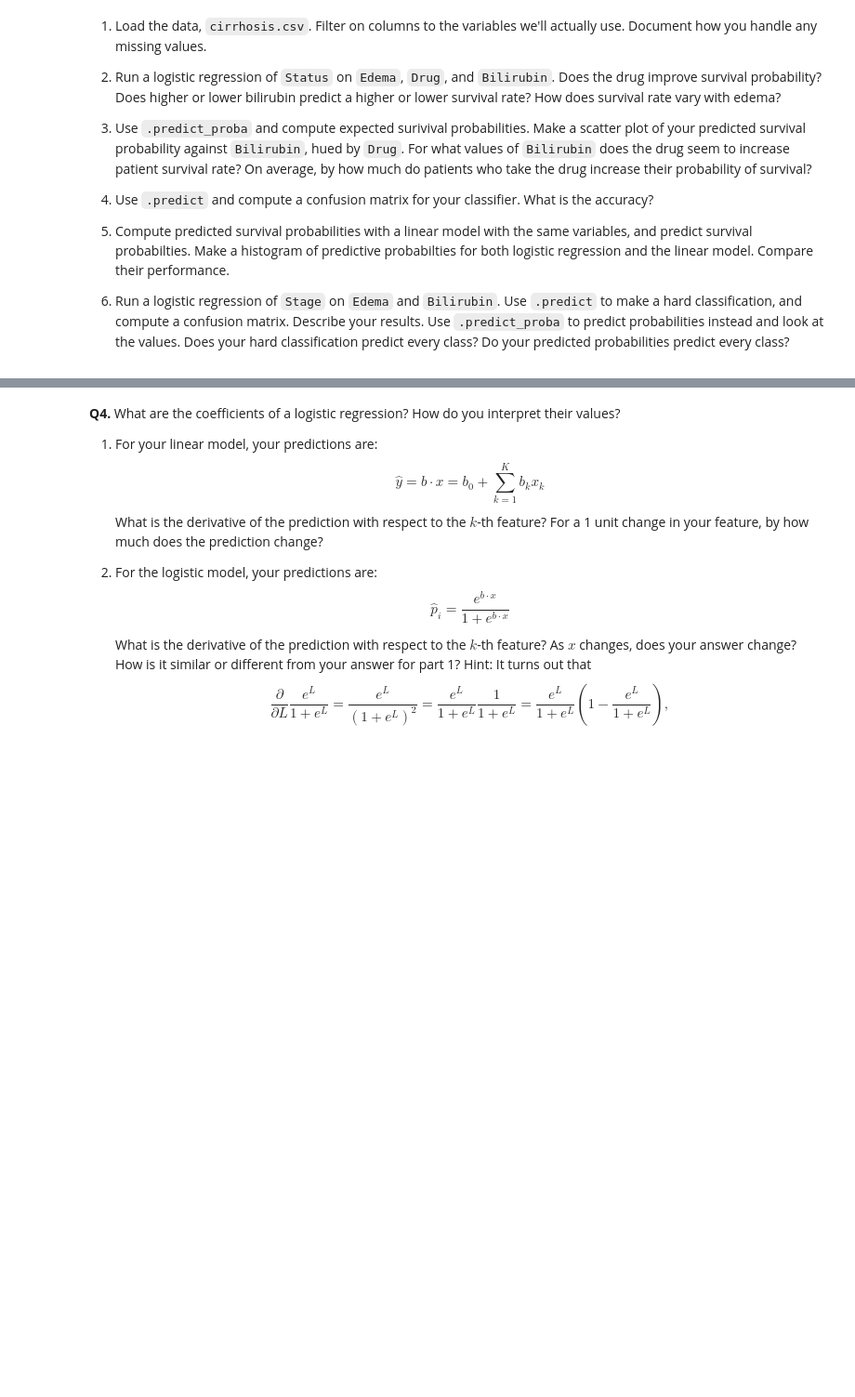
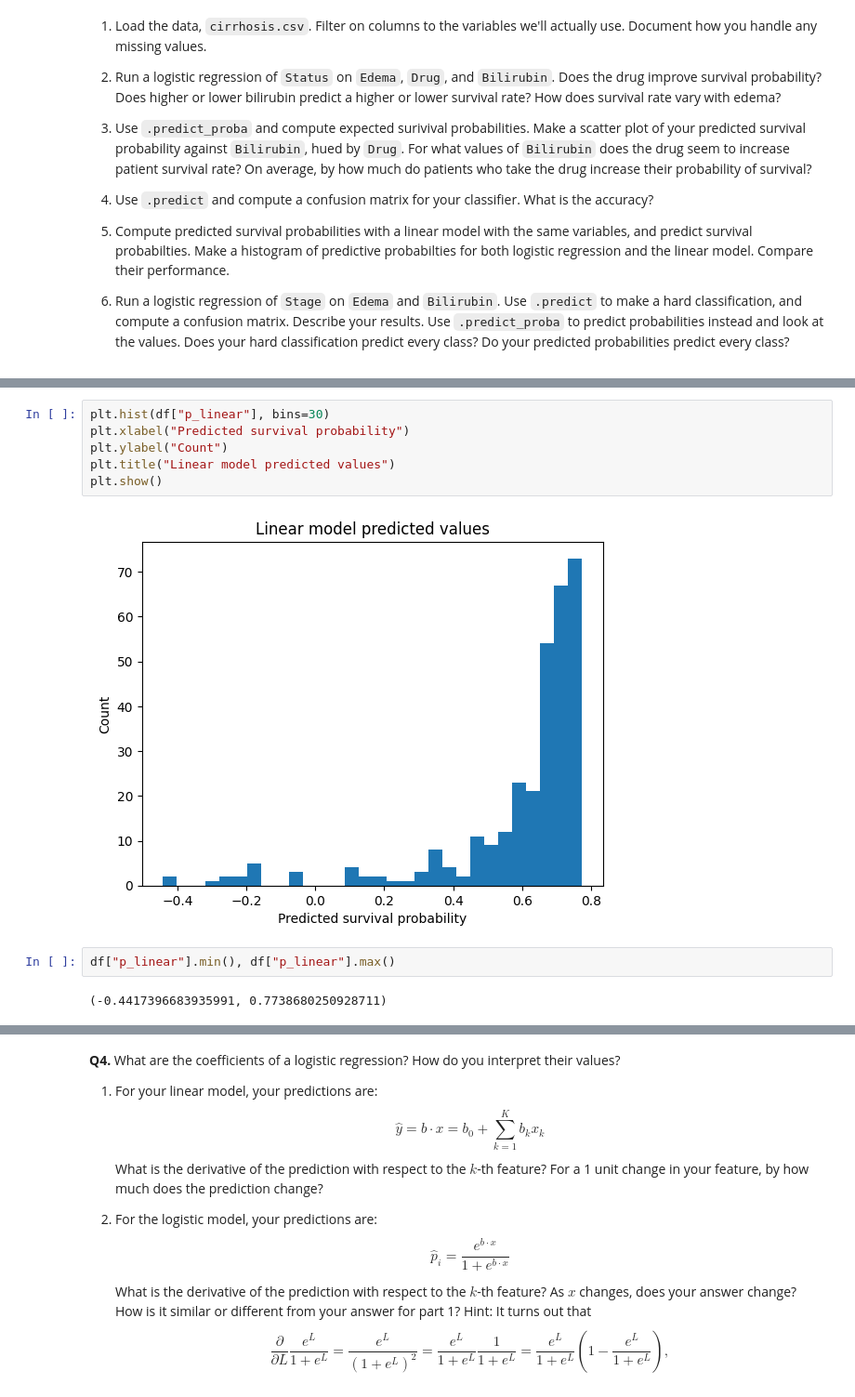
Before and after one commit to msoly25/undergrad_ml_assignments, a Jupyter notebook: 05_assignment_glm.ipynb, the cells around one changed output, grey strips where cells are left out. Shown at 93% size. Saved outputs shown, nothing was run; the diff lists cells and outputs as text; blank space fills up the shorter version.

```diff
--- a/05_assignment_glm.ipynb
+++ b/05_assignment_glm.ipynb
@@ -393,0 +500,12 @@ FileNotFoundError: [Errno 2] No such file or directory: 'data'
+# %%
+plt.hist(df["p_linear"], bins=30)
+plt.xlabel("Predicted survival probability")
+plt.ylabel("Count")
+plt.title("Linear model predicted values")
+plt.show()
+# %% [output]
+[figure, added]
+# %%
+df["p_linear"].min(), df["p_linear"].max()
+# %% [output]
+(-0.4417396683935991, 0.7738680250928711)
```
Also changed, not shown: parts of 25 cells of this notebook.
